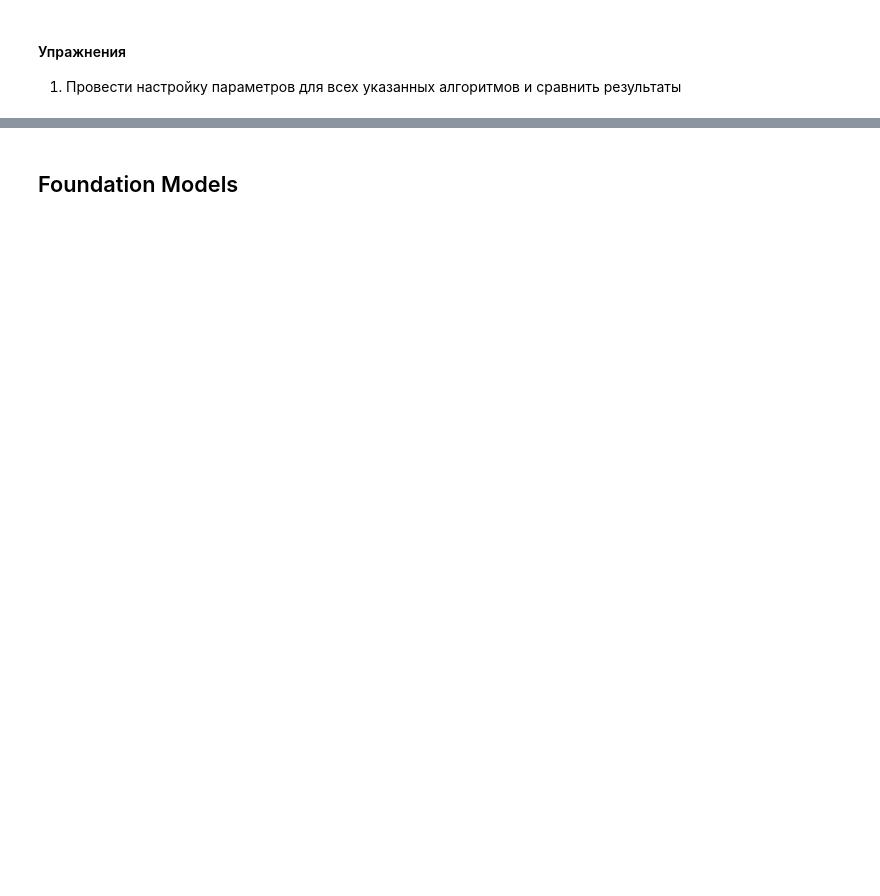
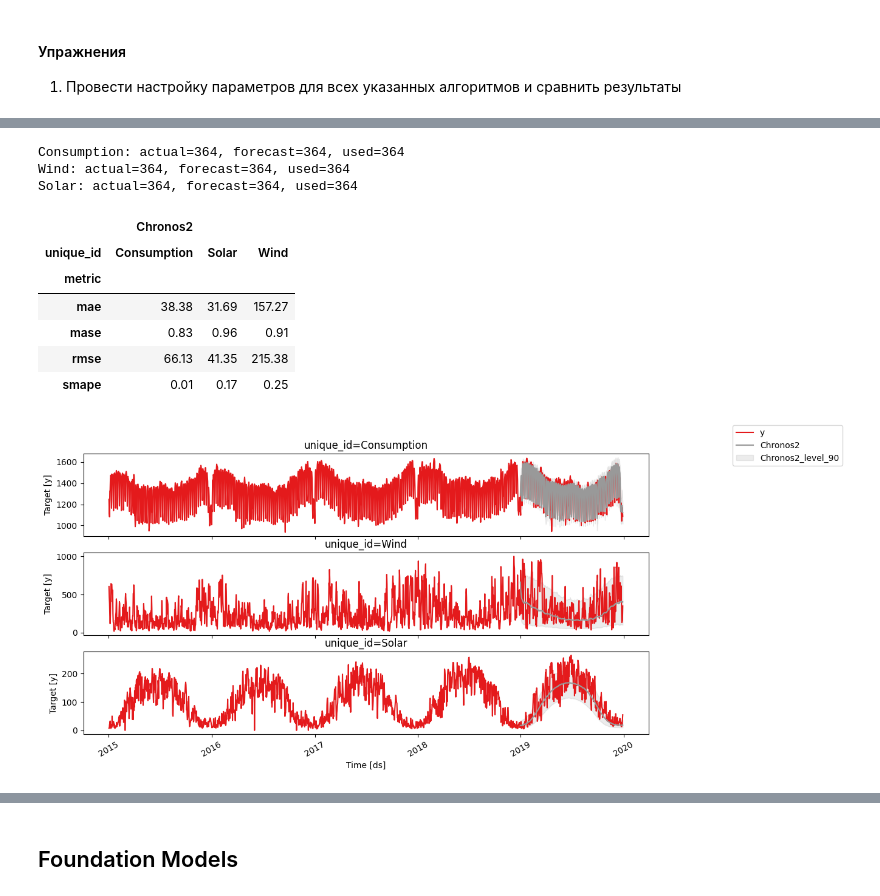
Before and after one commit to MVRonkin/TimeSeriesCourse, a Jupyter notebook: 2026/WS/08 - предсказание значений ВР с DL.ipynb, the cells around one changed output, grey strips where cells are left out. Saved outputs shown, nothing was run; the diff lists cells and outputs as text; code cells hidden in the pictures; blank space fills up the shorter version.

```diff
--- a/2026/WS/08 - предсказание значений ВР с DL.ipynb
+++ b/2026/WS/08 - предсказание значений ВР с DL.ipynb
@@ -1222,0 +1504,40 @@ To support symlinks on Windows, you either need to activate Developer Mode or to
+# %%
+# 4. Сборка результатов
+# pred_df содержит колонки: id, timestamp, 0.1, 0.5, 0.9
+results_chr2 = []
+for uid in ts:
+    test_subset = df_test[df_test["unique_id"] == uid].sort_values("ds").reset_index(drop=True)
+    pred_subset = pred_df[pred_df["id"] == uid].sort_values("timestamp").reset_index(drop=True)
+
+    n = min(len(test_subset), len(pred_subset))
+
+    results_chr2.append(pd.DataFrame({
+        "unique_id":    uid,
+        "ds":           test_subset["ds"].values[:n],
+        "y":            test_subset["y"].values[:n],
+        "Chronos2":     pred_subset["0.5"].values[:n],   # медиана
+        "Chronos2-lo-90": pred_subset["0.1"].values[:n],
+        "Chronos2-hi-90": pred_subset["0.9"].values[:n],
+    }))
+    print(f"{uid}: actual={len(test_subset)}, forecast={len(pred_subset)}, used={n}")
+
+df_results_chr2 = pd.concat(results_chr2, ignore_index=True)
+# %% [output]
+Consumption: actual=364, forecast=364, used=364
+Wind: actual=364, forecast=364, used=364
+Solar: actual=364, forecast=364, used=364
+# %%
+evaluate_and_plot(df_train_val,
+                  df_test,
+                  forecasts_or_eval = df_results_chr2,
+                  levels=[90],
+                  metrics = metrics)
+# %% [output]
+|  | Chronos2 |  |  |
+| unique_id | Consumption | Solar | Wind |
+| metric |  |  |  |
+| mae | 38.38 | 31.69 | 157.27 |
+| mase | 0.83 | 0.96 | 0.91 |
+| rmse | 66.13 | 41.35 | 215.38 |
+| smape | 0.01 | 0.17 | 0.25 |
+[figure, added]
```
Also changed, not shown: parts of 52 cells of this notebook.
